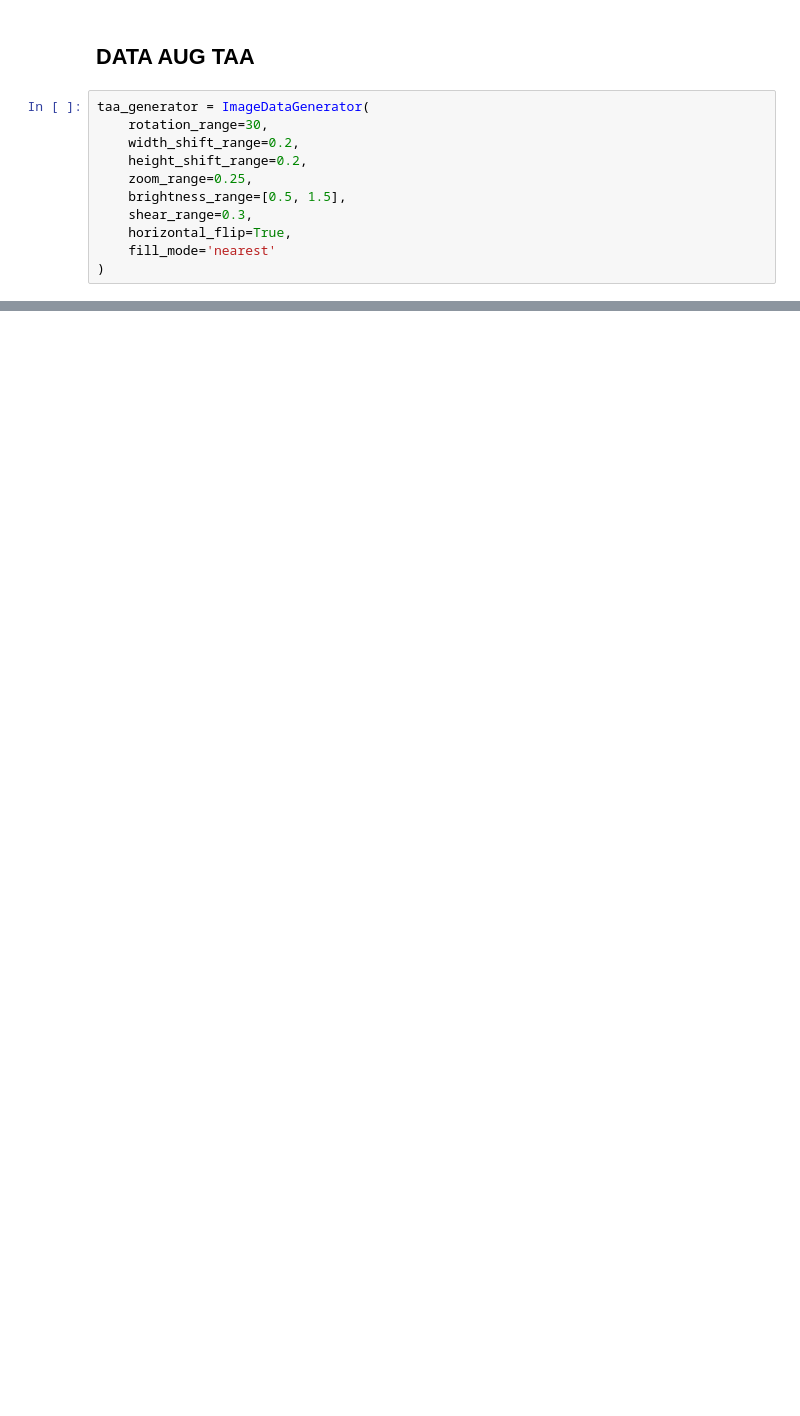
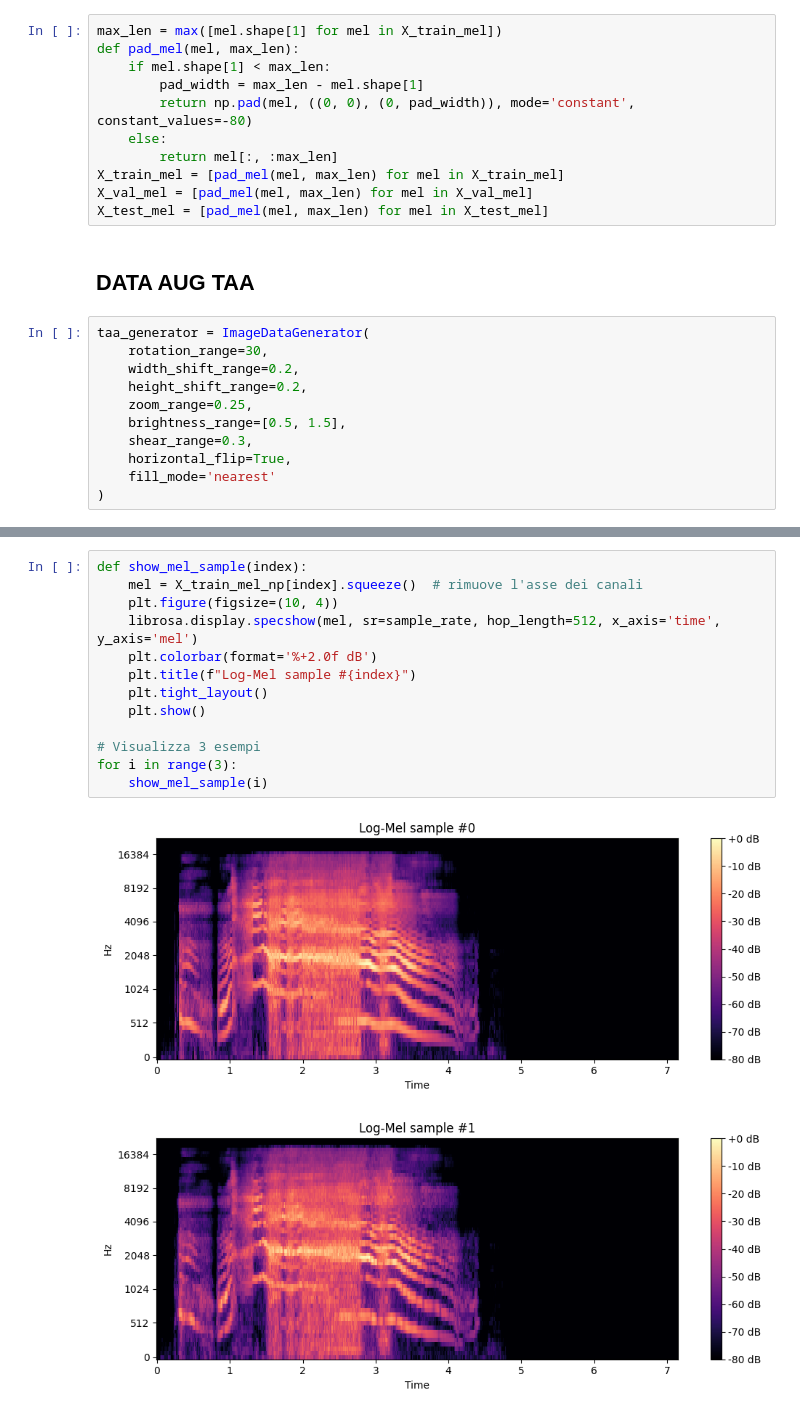
Before and after one commit to unipd-human-data/env-soundnet, a Jupyter notebook: Preprocessing.ipynb, the cells around one changed output, grey strips where cells are left out. Cells and saved outputs as stored; diff of their text form; blank space fills up the shorter version.

```diff
--- a/Preprocessing.ipynb
+++ b/Preprocessing.ipynb
@@ -247,3 +249,14 @@ Max: 0.0
+# %%
+max_len = max([mel.shape[1] for mel in X_train_mel])
+def pad_mel(mel, max_len):
+    if mel.shape[1] < max_len:
+        pad_width = max_len - mel.shape[1]
+        return np.pad(mel, ((0, 0), (0, pad_width)), mode='constant', constant_values=-80)
+    else:
+        return mel[:, :max_len]
+X_train_mel = [pad_mel(mel, max_len) for mel in X_train_mel]
+X_val_mel = [pad_mel(mel, max_len) for mel in X_val_mel]
+X_test_mel = [pad_mel(mel, max_len) for mel in X_test_mel]
 # %% [markdown]
 ## DATA AUG TAA
 # %%
@@ -267,0 +287,16 @@ ValueError: setting an array element with a sequence. The requested array has an
+# %%
+def show_mel_sample(index):
+    mel = X_train_mel_np[index].squeeze()  # rimuove l'asse dei canali
+    plt.figure(figsize=(10, 4))
+    librosa.display.specshow(mel, sr=sample_rate, hop_length=512, x_axis='time', y_axis='mel')
+    plt.colorbar(format='%+2.0f dB')
+    plt.title(f"Log-Mel sample #{index}")
+    plt.tight_layout()
+    plt.show()
+
+# Visualizza 3 esempi
+for i in range(3):
+    show_mel_sample(i)
+# %% [output]
+[figure, added]
+[figure, added]
```
Also changed, not shown: parts of 5 cells of this notebook.
